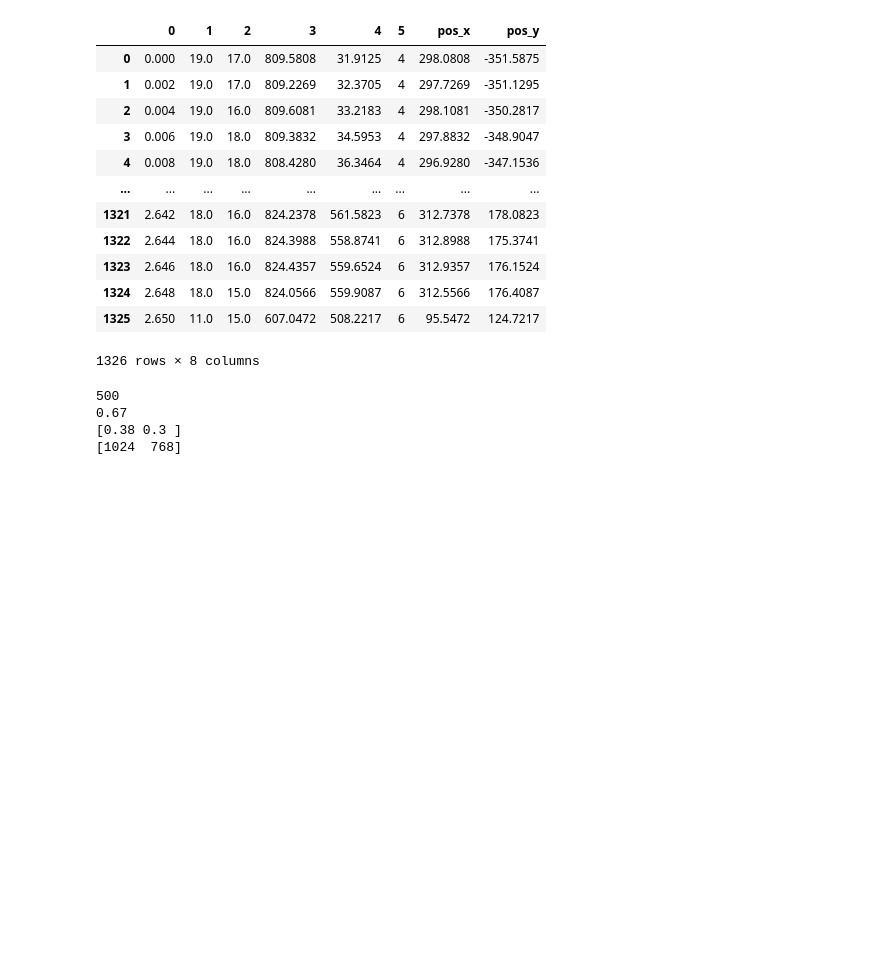
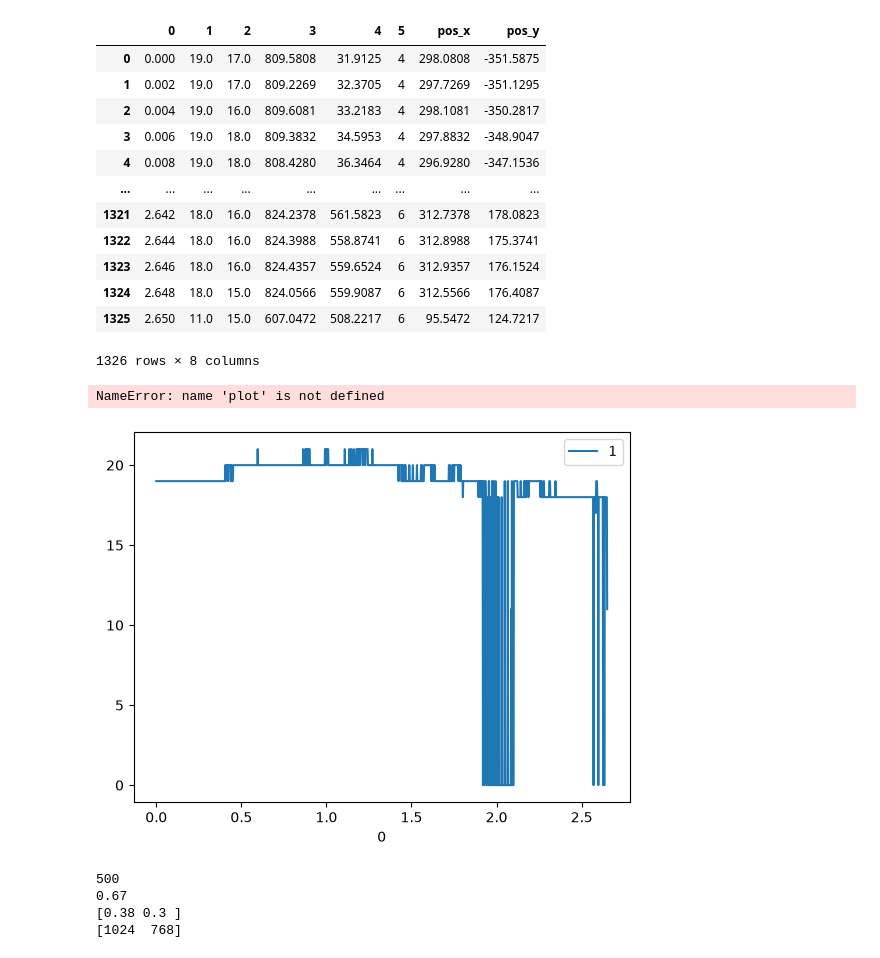
Before and after one commit to kuroganegames/biosignal_training, a Jupyter notebook: work_sim_2/load_data.ipynb, the cells around one changed output. Drawn from its saved outputs; the diff is of its cells as text; code cells hidden in the pictures; blank space fills up the shorter version.

```diff
--- a/work_sim_2/load_data.ipynb
+++ b/work_sim_2/load_data.ipynb
@@ -136,6 +137,12 @@ df_data
 | 1324 | 2.648 | 18.0 | 15.0 | 824.0566 | 559.9087 | 6 | 312.5566 | 176.4087 |
 | 1325 | 2.650 | 11.0 | 15.0 | 607.0472 | 508.2217 | 6 | 95.5472 | 124.7217 |
 1326 rows × 8 columns
+# %%
+df_data.plot(x=0, y=1)
+plot.show()
+# %% [output]
+NameError: name 'plot' is not defined
+[figure, added]
 # %%
 # df_data["mov_pix_x"] = df_data[3].diff()
 # df_data["mov_pix_y"] = df_data[4].diff()
```
Also changed, not shown: parts of 3 cells of this notebook, 6 other files.
